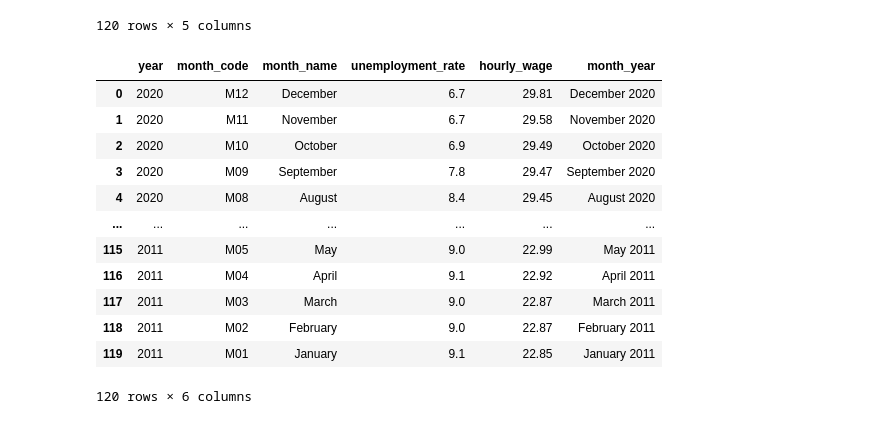
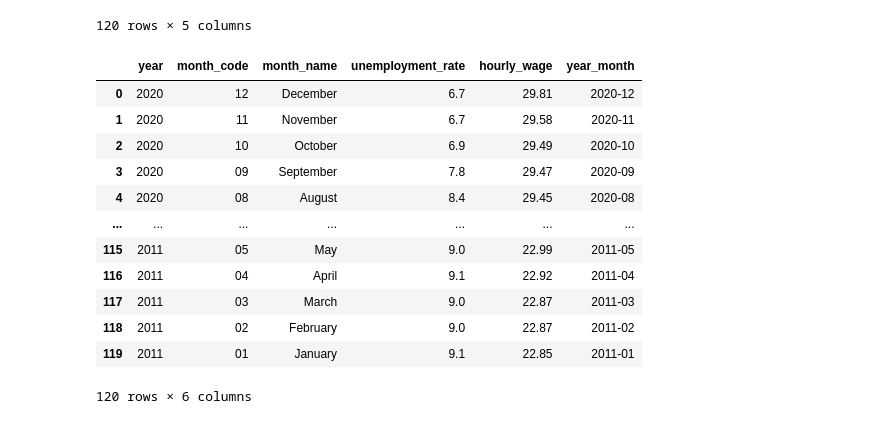
Before and after one commit to spinnakertech/Real-Estate-Markets, a Jupyter notebook: Extract-Transform-Load/etl-employment-data.ipynb, the cells around one changed output. Drawn from its saved outputs; the diff is of its cells as text; code cells hidden in the pictures.

Commit message:
added date fields to csv files for Tableau

```diff
--- a/Extract-Transform-Load/etl-employment-data.ipynb
+++ b/Extract-Transform-Load/etl-employment-data.ipynb
@@ -217,8 +217,8 @@ earnings_dict_df
 120 rows × 4 columns
 # %%
 # Merge Unemployment data and Earnings data into one dataframe
-unemployment_df = pd.merge(unemployment_dict_df, earnings_dict_df, on=['year','month_code','month_name'], how='left')
-unemployment_df
+employment_df = pd.merge(unemployment_dict_df, earnings_dict_df, on=['year','month_code','month_name'], how='left')
+employment_df
 # %% [output]
 |  | year | month_code | month_name | unemployment_rate | hourly_wage |
 | 0 | 2020 | M12 | December | 6.7 | 29.81 |
@@ -233,24 +233,43 @@ unemployment_df
 | 118 | 2011 | M02 | February | 9.0 | 22.87 |
 | 119 | 2011 | M01 | January | 9.1 | 22.85 |
 120 rows × 5 columns
-# %%
-# Create a new field, month_year, containing month_name and year, for ease of plotting and charting
-unemployment_df['month_year'] = unemployment_df['month_year'] = unemployment_df['month_name'] + ' ' + unemployment_df['year']
-unemployment_df
-# %% [output]
-|  | year | month_code | month_name | unemployment_rate | hourly_wage | month_year |
-| 0 | 2020 | M12 | December | 6.7 | 29.81 | December 2020 |
-| 1 | 2020 | M11 | November | 6.7 | 29.58 | November 2020 |
-| 2 | 2020 | M10 | October | 6.9 | 29.49 | October 2020 |
-| 3 | 2020 | M09 | September | 7.8 | 29.47 | September 2020 |
-| 4 | 2020 | M08 | August | 8.4 | 29.45 | August 2020 |
-| ... | ... | ... | ... | ... | ... | ... |
-| 115 | 2011 | M05 | May | 9.0 | 22.99 | May 2011 |
-| 116 | 2011 | M04 | April | 9.1 | 22.92 | April 2011 |
-| 117 | 2011 | M03 | March | 9.0 | 22.87 | March 2011 |
-| 118 | 2011 | M02 | February | 9.0 | 22.87 | February 2011 |
-| 119 | 2011 | M01 | January | 9.1 | 22.85 | January 2011 |
-120 rows × 6 columns
+# %%
+# Change the month code to a 2-digit month code
+# Create a dictionary of month_code keys & values
+month_code_dict = {'M01': '01',
+                   'M02': '02',
+                   'M03': '03',
+                   'M04': '04',
+                   'M05': '05',
+                   'M06': '06',
+                   'M07': '07',
+                   'M08': '08',
+                   'M09': '09',
+                   'M10': '10',
+                   'M11': '11',
+                   'M12': '12'
+                  }
+
+# Remap the values of the new month_code field using the dictionary
+employment_df['month_code'] = employment_df['month_code'].map(month_code_dict)
+
+# Create a new field, year_month, containing month_name and year, for ease of sorting during plotting and charting
+employment_df['year_month'] = employment_df['year_month'] = employment_df['year'] + '-' + employment_df['month_code']
+employment_df
+# %% [output]
+|  | year | month_code | month_name | unemployment_rate | hourly_wage | year_month |
+| 0 | 2020 | 12 | December | 6.7 | 29.81 | 2020-12 |
+| 1 | 2020 | 11 | November | 6.7 | 29.58 | 2020-11 |
+| 2 | 2020 | 10 | October | 6.9 | 29.49 | 2020-10 |
+| 3 | 2020 | 09 | September | 7.8 | 29.47 | 2020-09 |
+| 4 | 2020 | 08 | August | 8.4 | 29.45 | 2020-08 |
+| ... | ... | ... | ... | ... | ... | ... |
+| 115 | 2011 | 05 | May | 9.0 | 22.99 | 2011-05 |
+| 116 | 2011 | 04 | April | 9.1 | 22.92 | 2011-04 |
+| 117 | 2011 | 03 | March | 9.0 | 22.87 | 2011-03 |
+| 118 | 2011 | 02 | February | 9.0 | 22.87 | 2011-02 |
+| 119 | 2011 | 01 | January | 9.1 | 22.85 | 2011-01 |
+120 rows × 6 columns
 # %%
 # Create Postgres database connection
 connection_string = f"postgres:{pgAdmin_pw}@localhost:5432/Real_Estate_Analysis_db"
```
Also changed, not shown: parts of 8 cells of this notebook, 7 other files.
